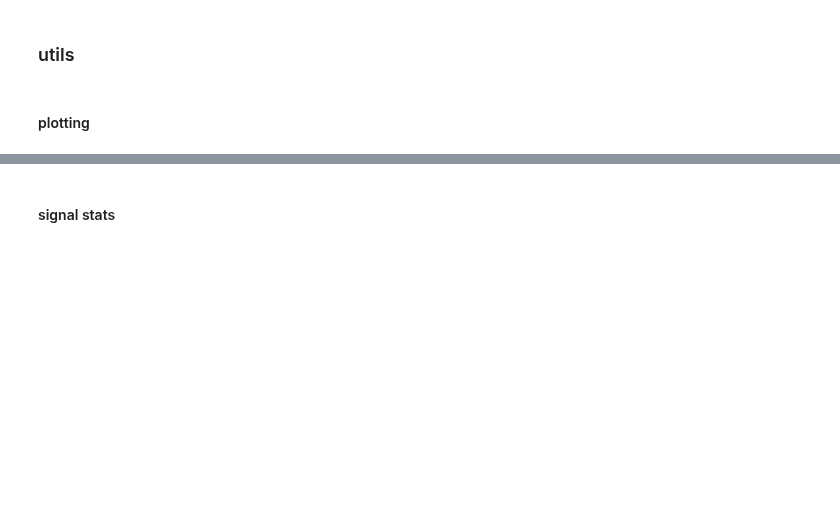
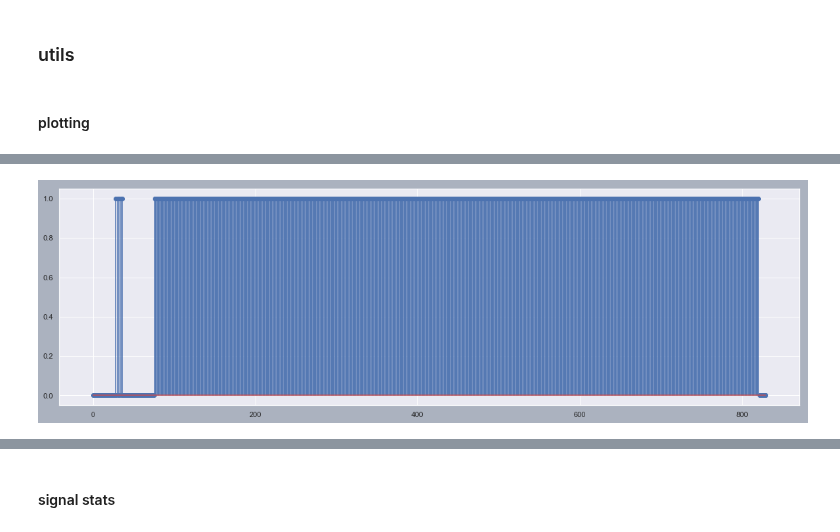
Before and after one commit to tjbergst/data-parsing, a Jupyter notebook: code-parser-translation.ipynb, the cells around one changed output, grey strips where cells are left out. Saved outputs shown, nothing was run; the diff lists cells and outputs as text; code cells hidden in the pictures; blank space fills up the shorter version.

```diff
--- a/code-parser-translation.ipynb
+++ b/code-parser-translation.ipynb
@@ -604,3 +622,11 @@ DP.plot_subset(
+# %%
+DP.plot_subset(
+    DP.discretized_array,
+    start=5870,
+    stop=6700
+)
+# %% [output]
+[figure, added]
 # %%
 DP.plot_subset(
     DP.data,
```
Also changed, not shown: parts of 10 cells of this notebook.
